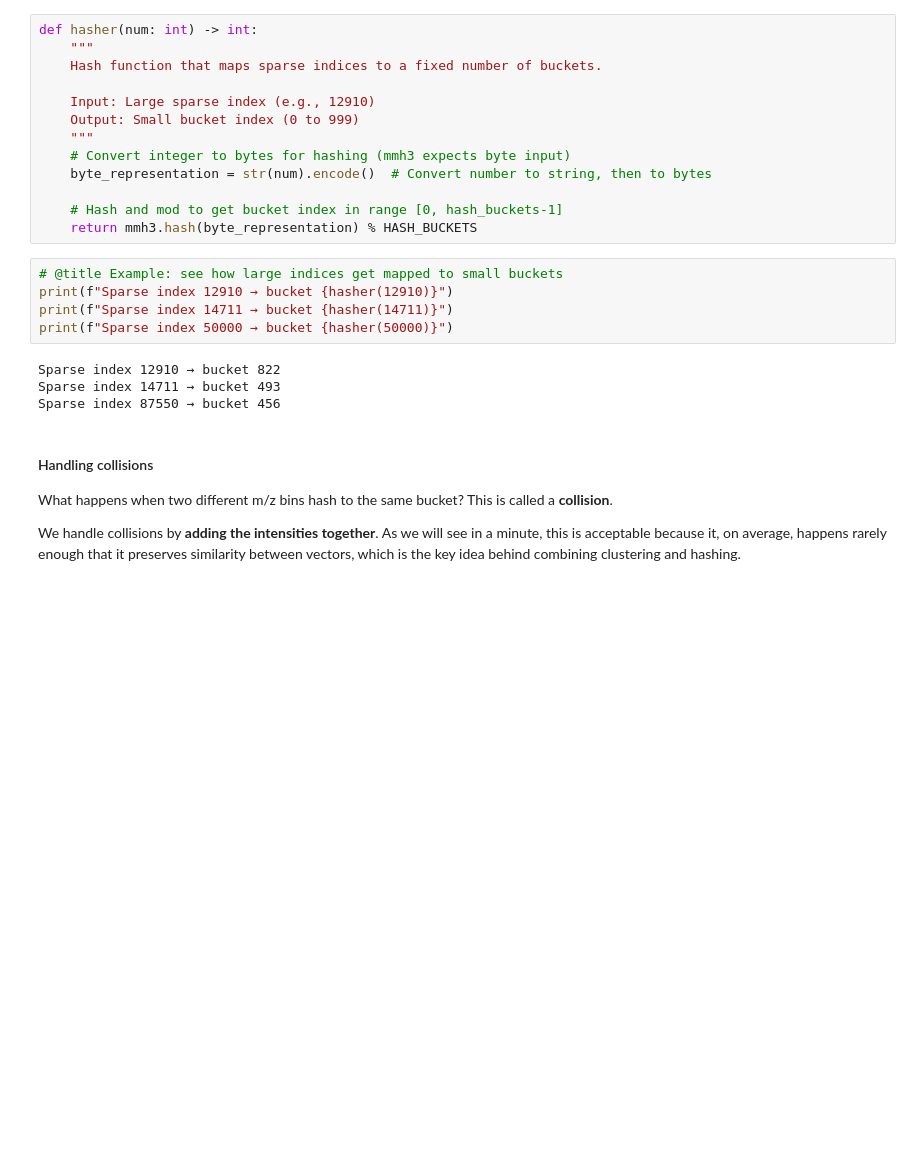
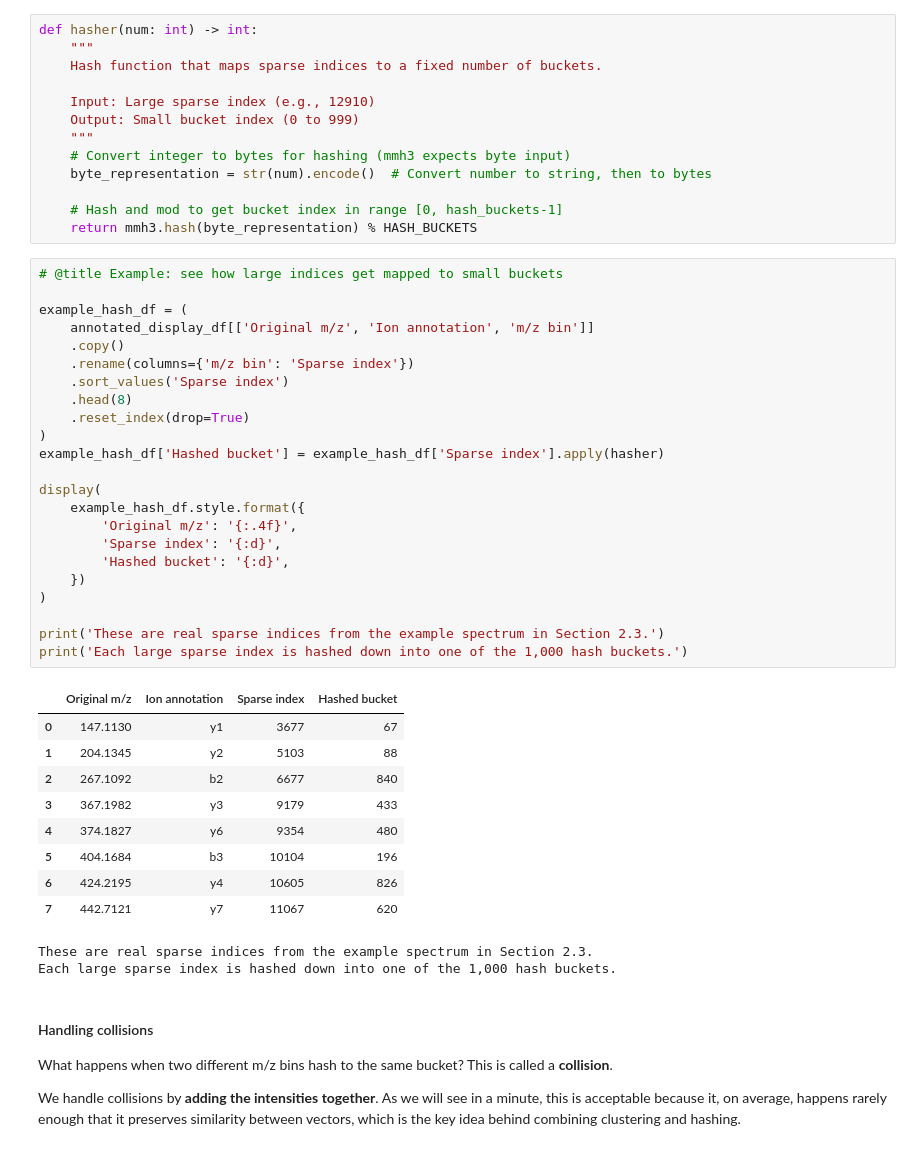
Before and after one commit to Alexander-Sol/MS_spectra_encoding, a Jupyter notebook: 02_Spectral_Hashing_and_OMS.ipynb, the cells around one changed output. Cells and saved outputs as stored; diff of their text form; blank space fills up the shorter version.

```diff
--- a/02_Spectral_Hashing_and_OMS.ipynb
+++ b/02_Spectral_Hashing_and_OMS.ipynb
@@ -782,15 +802,41 @@ def hasher(num: int) -> int:
 
     # Hash and mod to get bucket index in range [0, hash_buckets-1]
     return mmh3.hash(byte_representation) % HASH_BUCKETS
-# %%
-# @title Example: see how large indices get mapped to small buckets
-print(f"Sparse index 12910 → bucket {hasher(12910)}")
-print(f"Sparse index 14711 → bucket {hasher(14711)}")
-print(f"Sparse index 50000 → bucket {hasher(50000)}")
-# %% [output]
-Sparse index 12910 → bucket 822
-Sparse index 14711 → bucket 493
-Sparse index 87550 → bucket 456
+# %%
+# @title Example: see how large indices get mapped to small buckets
+
+example_hash_df = (
+    annotated_display_df[['Original m/z', 'Ion annotation', 'm/z bin']]
+    .copy()
+    .rename(columns={'m/z bin': 'Sparse index'})
+    .sort_values('Sparse index')
+    .head(8)
+    .reset_index(drop=True)
+)
+example_hash_df['Hashed bucket'] = example_hash_df['Sparse index'].apply(hasher)
+
+display(
+    example_hash_df.style.format({
+        'Original m/z': '{:.4f}',
+        'Sparse index': '{:d}',
+        'Hashed bucket': '{:d}',
+    })
+)
+
+print('These are real sparse indices from the example spectrum in Section 2.3.')
+print('Each large sparse index is hashed down into one of the 1,000 hash buckets.')
+# %% [output]
+|  | Original m/z | Ion annotation | Sparse index | Hashed bucket |
+| 0 | 147.1130 | y1 | 3677 | 67 |
+| 1 | 204.1345 | y2 | 5103 | 88 |
+| 2 | 267.1092 | b2 | 6677 | 840 |
+| 3 | 367.1982 | y3 | 9179 | 433 |
+| 4 | 374.1827 | y6 | 9354 | 480 |
+| 5 | 404.1684 | b3 | 10104 | 196 |
+| 6 | 424.2195 | y4 | 10605 | 826 |
+| 7 | 442.7121 | y7 | 11067 | 620 |
+These are real sparse indices from the example spectrum in Section 2.3.
+Each large sparse index is hashed down into one of the 1,000 hash buckets.
 # %% [markdown]
 #### Handling collisions
 
```
Also changed, not shown: parts of 10 cells of this notebook.
